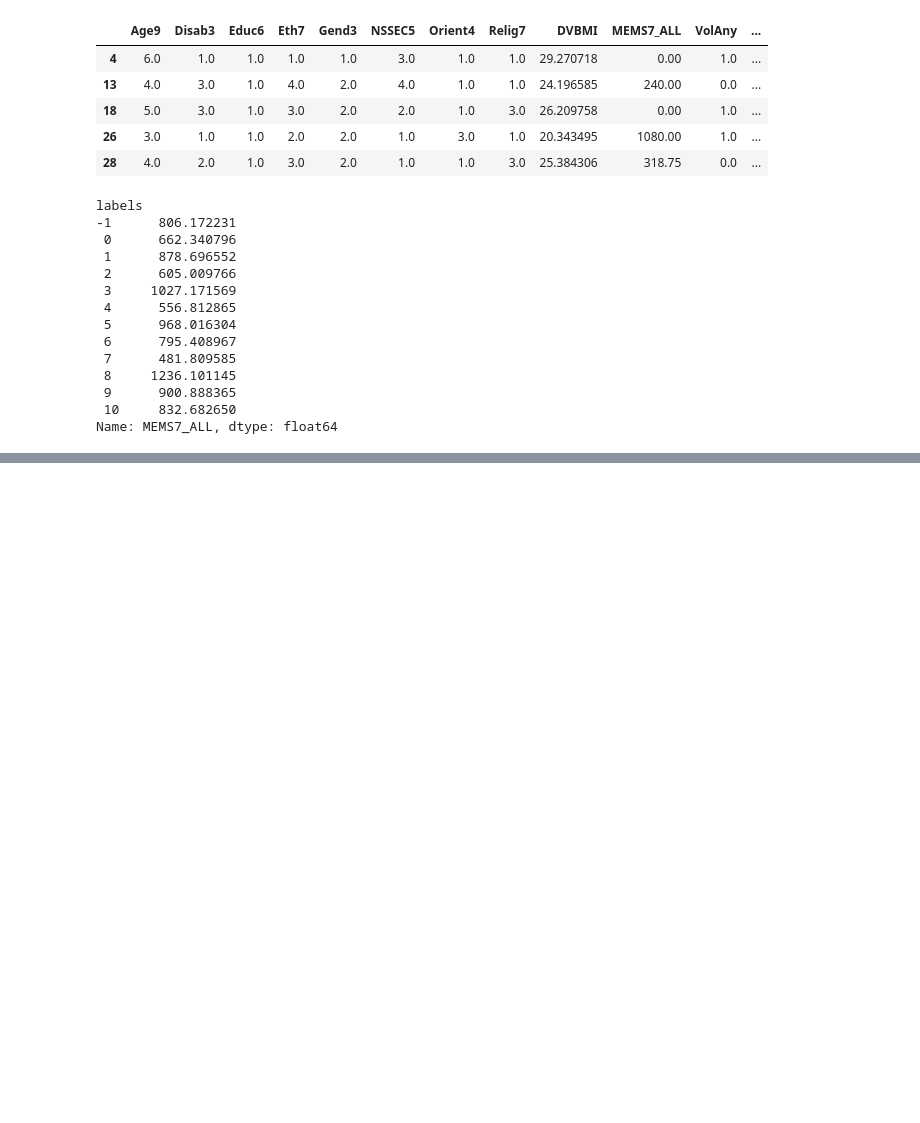
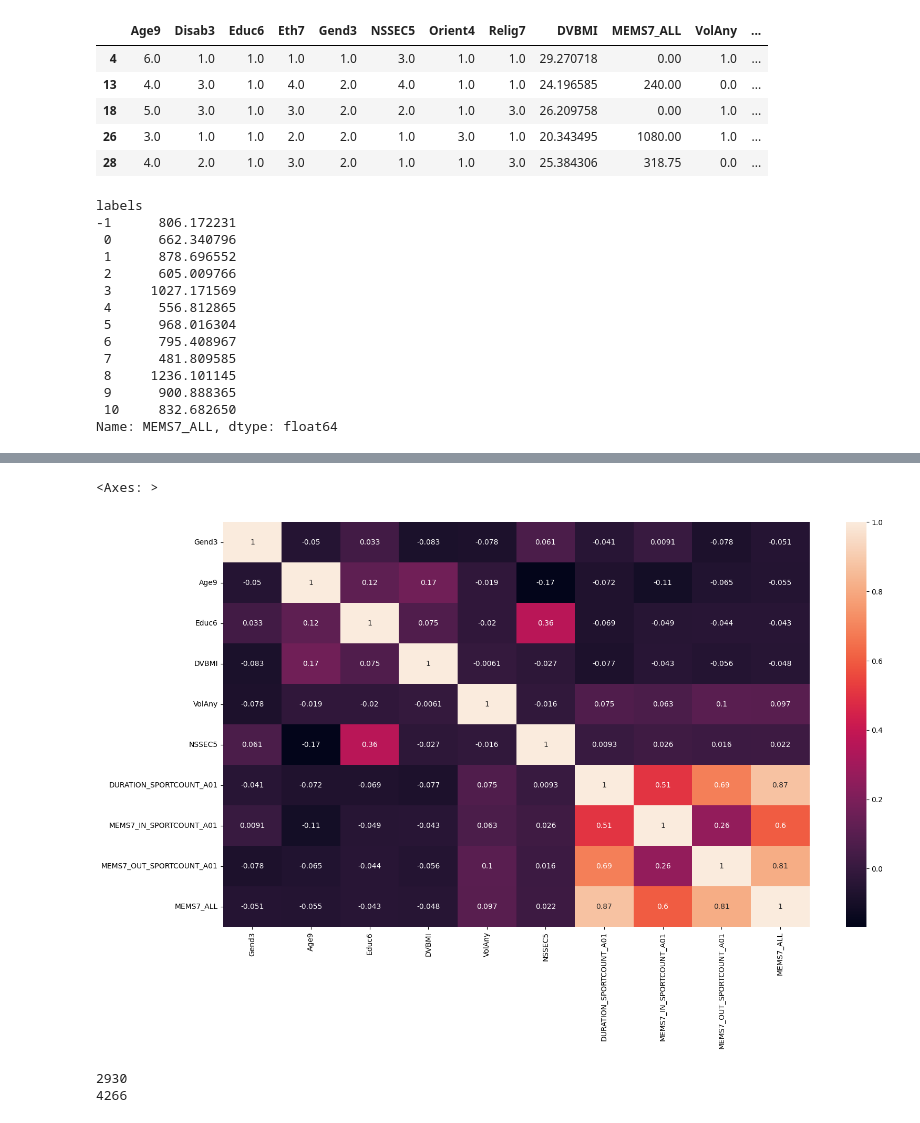
Before and after one commit to ferguswatson39/london_sport2, a Jupyter notebook: exploration/exploration_files/eda.ipynb, the cells around one changed output, grey strips where cells are left out. Saved outputs shown, nothing was run; the diff lists cells and outputs as text; code cells hidden in the pictures; blank space fills up the shorter version.

```diff
--- a/exploration/exploration_files/eda.ipynb
+++ b/exploration/exploration_files/eda.ipynb
@@ -324,0 +334,9 @@ Name: MEMS7_ALL, dtype: float64
+# %%
+cols = ['Gend3', 'Age9', 'Educ6', 'DVBMI', 'VolAny', 'NSSEC5', 'DURATION_SPORTCOUNT_A01', 'MEMS7_IN_SPORTCOUNT_A01', 'MEMS7_OUT_SPORTCOUNT_A01', 'MEMS7_ALL']
+df_corr = df[cols].corr()
+# %%
+plt.figure(figsize=(18,10))
+sns.heatmap(df_corr, annot=True)
+# %% [output]
+<Axes: >
+[figure, added]
@@ -324,0 +348,8 @@ Name: MEMS7_ALL, dtype: float64
+# %%
+
+x = df[df['MEMS7_SPORTCOUNT_A01'] > 150]
+print(len(x))
+print(len(df))
+# %% [output]
+2930
+4266
```
Also changed, not shown: parts of 21 cells of this notebook, 1 other file.
